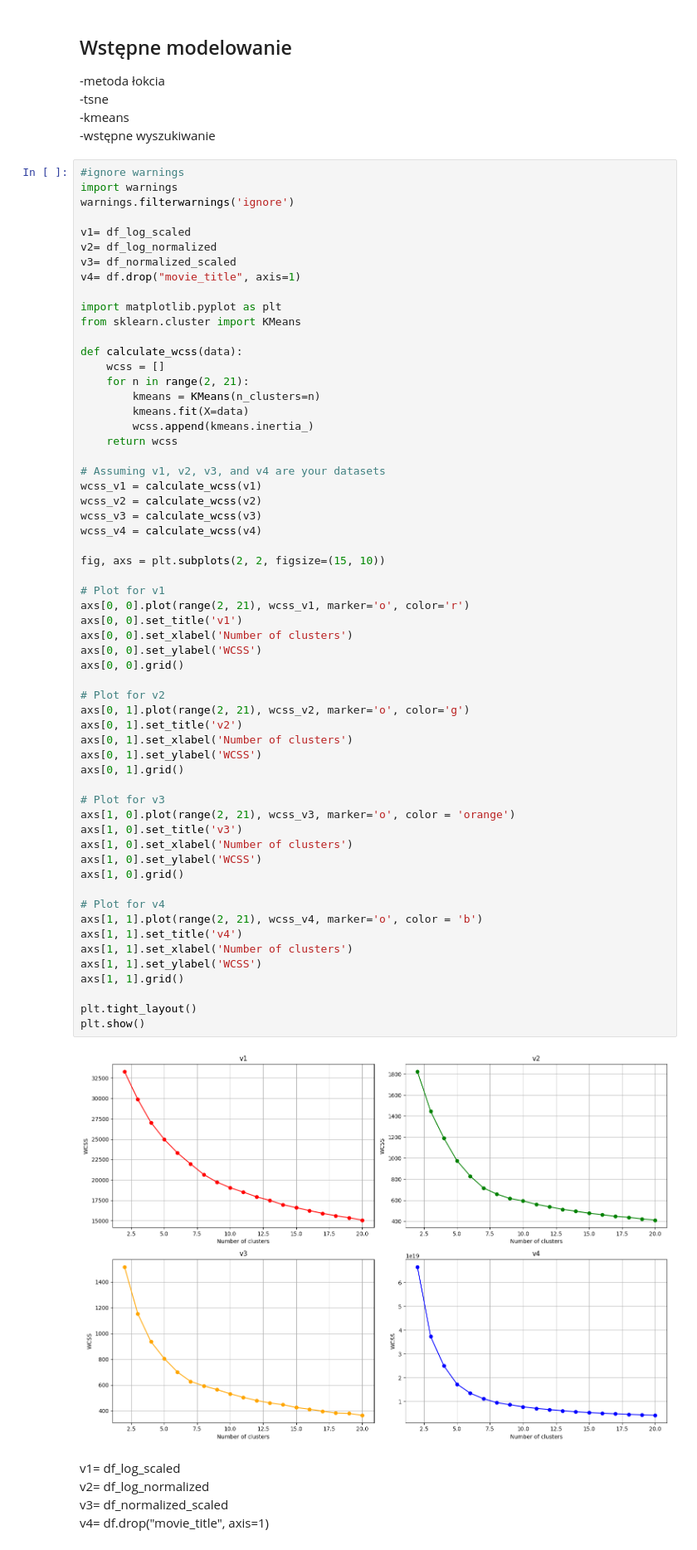
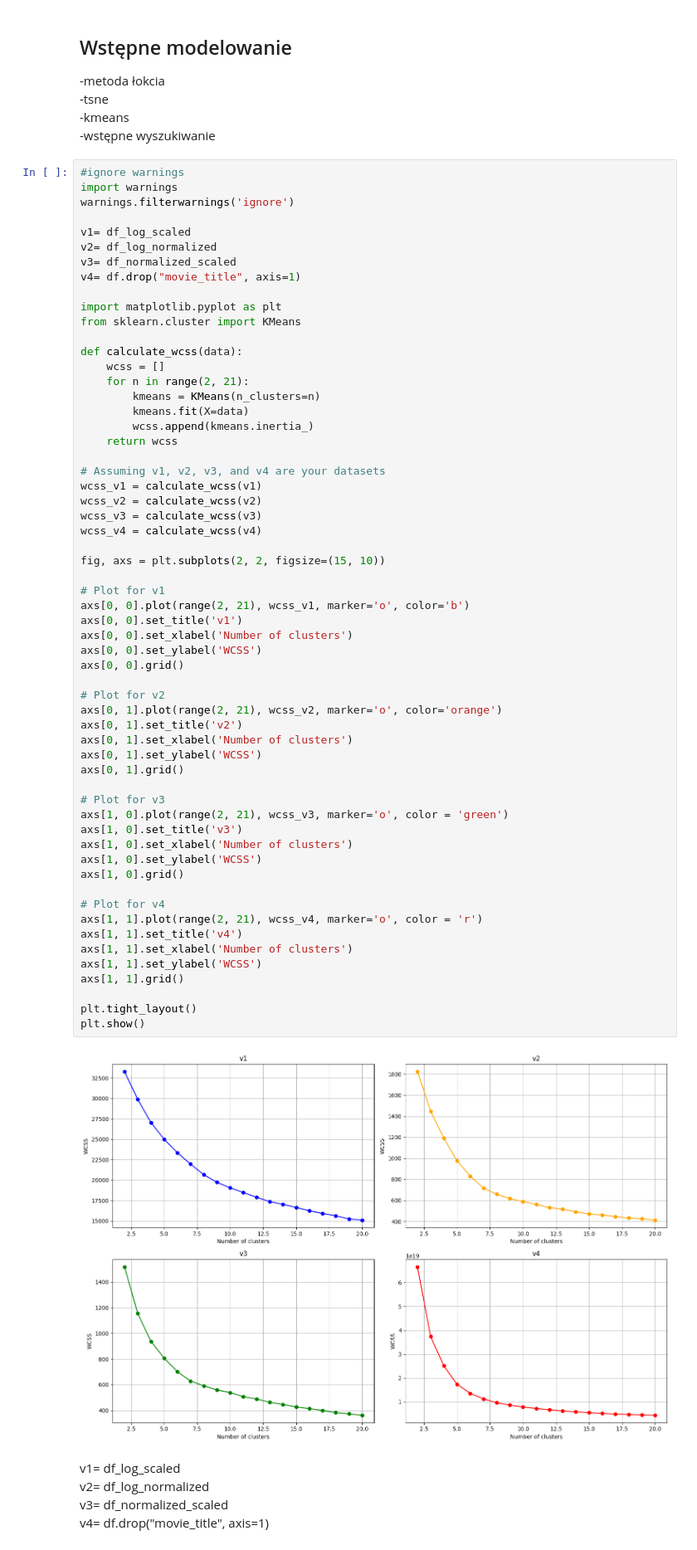
Before and after one commit to kaminskaz/PROJEKT2_ML_klasteryzacja, a Jupyter notebook: KM2/KM2_final .ipynb, the cells around one changed output. Shown at 83% size. Drawn from its saved outputs; the diff is of its cells as text.

```diff
--- a/KM2/KM2_final .ipynb
+++ b/KM2/KM2_final .ipynb
@@ -508,38 +508,38 @@ wcss_v4 = calculate_wcss(v4)
 
 fig, axs = plt.subplots(2, 2, figsize=(15, 10))
 
 # Plot for v1
-axs[0, 0].plot(range(2, 21), wcss_v1, marker='o', color='r')
+axs[0, 0].plot(range(2, 21), wcss_v1, marker='o', color='b')
 axs[0, 0].set_title('v1')
 axs[0, 0].set_xlabel('Number of clusters')
 axs[0, 0].set_ylabel('WCSS')
 axs[0, 0].grid()
 
 # Plot for v2
-axs[0, 1].plot(range(2, 21), wcss_v2, marker='o', color='g')
+axs[0, 1].plot(range(2, 21), wcss_v2, marker='o', color='orange')
 axs[0, 1].set_title('v2')
 axs[0, 1].set_xlabel('Number of clusters')
 axs[0, 1].set_ylabel('WCSS')
 axs[0, 1].grid()
 
 # Plot for v3
-axs[1, 0].plot(range(2, 21), wcss_v3, marker='o', color = 'orange')
+axs[1, 0].plot(range(2, 21), wcss_v3, marker='o', color = 'green')
 axs[1, 0].set_title('v3')
 axs[1, 0].set_xlabel('Number of clusters')
 axs[1, 0].set_ylabel('WCSS')
 axs[1, 0].grid()
 
 # Plot for v4
-axs[1, 1].plot(range(2, 21), wcss_v4, marker='o', color = 'b')
+axs[1, 1].plot(range(2, 21), wcss_v4, marker='o', color = 'r')
 axs[1, 1].set_title('v4')
 axs[1, 1].set_xlabel('Number of clusters')
 axs[1, 1].set_ylabel('WCSS')
 axs[1, 1].grid()
 
 plt.tight_layout()
 plt.show()
 # %% [output]
-[figure, old version]
+[figure, new version]
 # %% [markdown]
 v1= df_log_scaled
 v2= df_log_normalized
```
Also changed, not shown: 2 other files.
